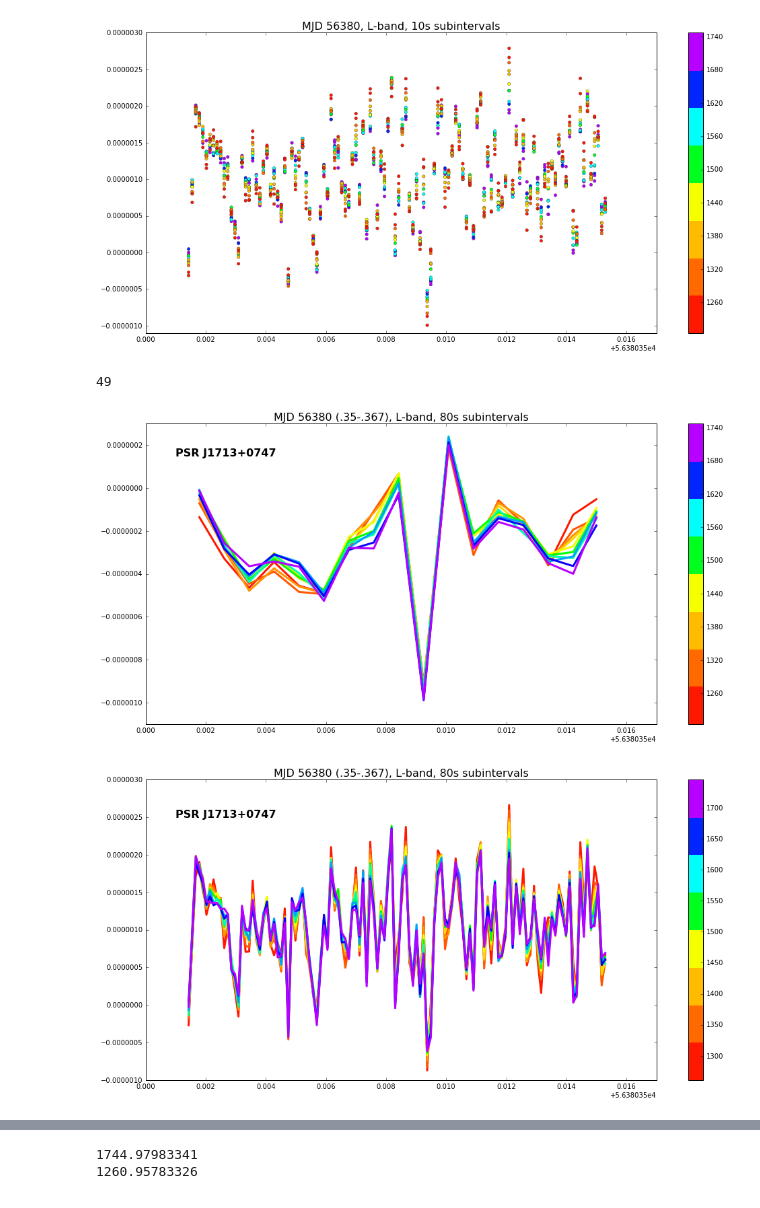
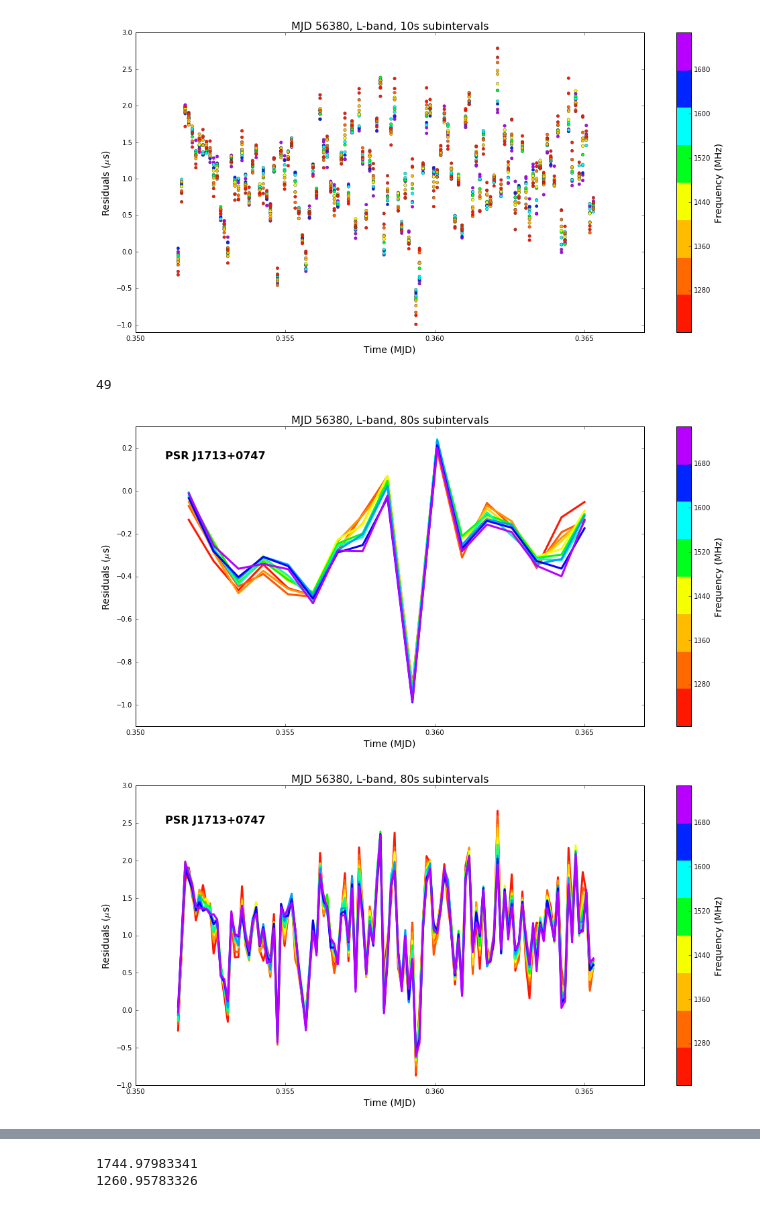
Before and after one commit to elliesch/pulsar_codes, a Jupyter notebook: ResidVsTime.ipynb, the cells around one changed output, grey strips where cells are left out. Cells and saved outputs as stored; diff of their text form; code cells hidden in the pictures.

```diff
--- a/ResidVsTime.ipynb
+++ b/ResidVsTime.ipynb
@@ -4,6 +4,8 @@ import matplotlib.pyplot as plt
 %matplotlib inline
 import math
 
+micro = 10**(6)
+
 from mpl_toolkits.axes_grid1.inset_locator import zoomed_inset_axes
 from mpl_toolkits.axes_grid1.inset_locator import mark_inset
 # %%
@@ -68,23 +80,27 @@ plt.show()
 # %%
 x=r.read_residuals(filename="/nimrod1/eschwab/residuals/resid_56380_NTF8.tmp")
 
+date = 56380
 condition=(x.bary_TOA > 56380.35) & (x.bary_TOA < 56380.367)
 
 fig,ax = plt.subplots(figsize=(17,8))
-cax = ax.scatter(x.bary_TOA[condition],
-                 x.prefit_sec[condition],
+cax = ax.scatter(x.bary_TOA[condition] - date,
+                 micro*(x.prefit_sec[condition]),
                  c=x.bary_freq[condition],
                  s=20, edgecolor='#262626', linewidth='0.35', cmap=cmap)
 ax.set_title('MJD 56380, L-band, 10s subintervals', fontsize='16')
-ax.set_xlim(56380.35, 56380.367)
-ax.set_ylim(-0.0000011, 0.000003)
-fig.colorbar(cax)
+ax.set_xlabel('Time (MJD)', fontsize='14')
+ax.set_ylabel('Residuals (${\mu}$s)', fontsize='14')
+ax.set_xlim(0.35, 0.367)
+ax.set_ylim(-1.1, 3.0)
+cb=fig.colorbar(cax)
 cb.locator = tick_locator
 cb.update_ticks()
+cb.set_label('Frequency (MHz)', fontsize='14')
 
 plt.show()
 # %% [output]
-[figure, old version]
+[figure, new version]
 # %%
 print max(x.bary_freq[(x.bary_TOA > 56380.35) & (x.bary_TOA < 56380.367)])
 print min(x.bary_freq[(x.bary_TOA > 56380.35) & (x.bary_TOA < 56380.367)])
@@ -109,10 +125,11 @@ cmap_lines=LinearSegmentedColormap.from_list('name', colors, 10)
 #setting tick numbers for the colorbar too
 tick_locator_lines = ticker.MaxNLocator(nbins=7)
 
+date = 56380
 condition=(x.bary_TOA > 56380.35) & (x.bary_TOA < 56380.367)
 
-TOA=x.bary_TOA[condition]
-Resid=x.prefit_sec[condition]
+TOA=x.bary_TOA[condition] - date
+Resid=micro*(x.prefit_sec[condition])
 Freq=x.bary_freq[condition]
 
 n = 1227
@@ -123,45 +140,56 @@ fig,ax = plt.subplots(figsize=(17,8))
 for i in range (0,10):
     ax.plot(TOA[(Freq > n) & (Freq < m)],
                   Resid[(Freq > n) & (Freq < m)], color=cmap_lines(i), lw=3)
-    ax.set_title('MJD 56380 (.35-.367), L-band, 80s subintervals', fontsize='16')
-    ax.set_xlim(56380.35, 56380.367)
-    ax.set_ylim(-0.0000011, 0.0000003)
+    ax.set_title('MJD 56380, L-band, 80s subintervals', fontsize='16')
+    ax.set_xlim(0.35, 0.367)
+    ax.set_ylim(-1.1, 0.3)
+    ax.set_xlabel('Time (MJD)', fontsize='14')
+    ax.set_ylabel('Residuals (${\mu}$s)', fontsize='14')
     n=n+49
     m=m+49
-ax.annotate('PSR J1713+0747', xy=(56380.351,0.00000015), fontweight='bold', fontsize='16')
-fig.colorbar(cax)
+ax.annotate('PSR J1713+0747', xy=(0.351,0.15), fontweight='bold', fontsize='16')
+cb=fig.colorbar(cax)
+cb.locator = tick_locator
+cb.update_ticks()
+cb.set_label('Frequency (MHz)', fontsize='14')
 plt.show()
 # %% [output]
-[figure, old version]
+[figure, new version]
 # %%
 x=r.read_residuals(filename="/nimrod1/eschwab/residuals/resid_56380_NTF8.tmp")
 
 condition=(x.bary_TOA > 56380.35) & (x.bary_TOA < 56380.367)
+date=56380
 
-TOA=x.bary_TOA[condition]
-Resid=x.prefit_sec[condition]
+TOA=x.bary_TOA[condition] - date
+Resid=micro*(x.prefit_sec[condition])
 Freq=x.bary_freq[condition]
 
 n = 1227
 m = 1278
 fig,ax = plt.subplots(figsize=(17,8))
 
 
 for i in range (0,10):
     ax.plot(TOA[(Freq > n) & (Freq < m)],
                   Resid[(Freq > n) & (Freq < m)], color=cmap_lines(i), lw=3)
-    ax.set_title('MJD 56380 (.35-.367), L-band, 80s subintervals', fontsize='16')
-    ax.set_xlim(56380.35, 56380.367)
-    ax.set_ylim(-0.000001, 0.000003)
+    ax.set_title('MJD 56380, L-band, 80s subintervals', fontsize='16')
+    ax.set_xlim(0.35, 0.367)
+    ax.set_ylim(-1.0, 3.0)
+    ax.set_xlabel('Time (MJD)', fontsize='14')
+    ax.set_ylabel('Residuals (${\mu}$s)', fontsize='14')
     n=n+49
     m=m+49
-ax.annotate('PSR J1713+0747', xy=(56380.351,0.0000025), fontweight='bold', fontsize='16')
-fig.colorbar(cax)
+ax.annotate('PSR J1713+0747', xy=(0.351,2.5), fontweight='bold', fontsize='16')
+cb=fig.colorbar(cax)
+cb.locator = tick_locator
+cb.update_ticks()
+cb.set_label('Frequency (MHz)', fontsize='14')
 plt.show()
 
 #need to fix the colorbar - right now it's calling the plot above (8-color)
 # %% [output]
-[figure, old version]
+[figure, new version]
 # %%
 ## =============================
 ## Running on the highest SNR day for J1713
```
Also changed, not shown: parts of 13 cells of this notebook.
